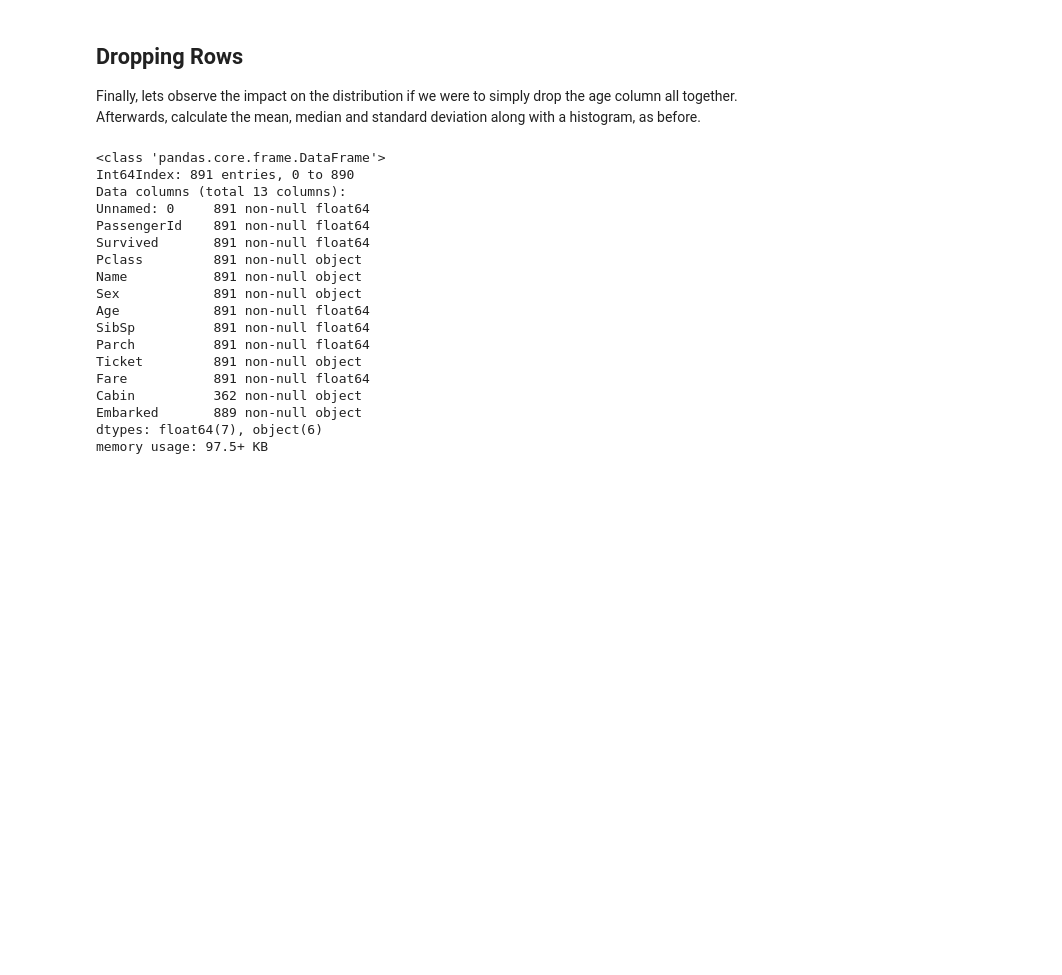
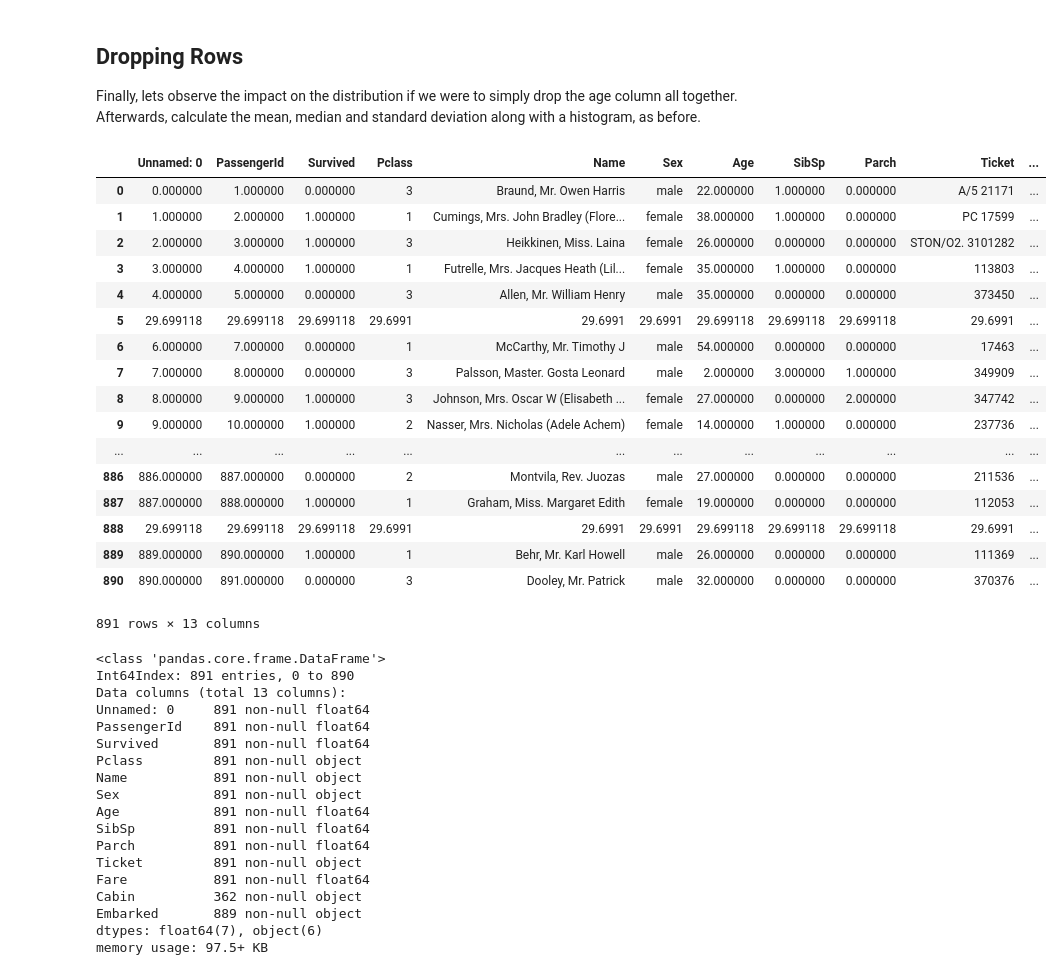
Before and after one commit to Pietrassyk/dsc-more-on-missing-data-lab-nyc-ds-career-042219, a Jupyter notebook: index.ipynb, the cells around one changed output. Saved outputs shown, nothing was run; the diff lists cells and outputs as text; code cells hidden in the pictures; blank space fills up the shorter version.

```diff
--- a/index.ipynb
+++ b/index.ipynb
@@ -134,7 +134,26 @@ Finally, lets observe the impact on the distribution if we were to simply drop t
 # %%
 #Your code here
 df3=df
-df3=df3.dropna(subset=['Age'])
+df3.dropna(subset=['Age'])
+# %% [output]
+|  | Unnamed: 0 | PassengerId | Survived | Pclass | Name | Sex | Age | SibSp | Parch | Ticket | ... |
+| 0 | 0.000000 | 1.000000 | 0.000000 | 3 | Braund, Mr. Owen Harris | male | 22.000000 | 1.000000 | 0.000000 | A/5 21171 | ... |
+| 1 | 1.000000 | 2.000000 | 1.000000 | 1 | Cumings, Mrs. John Bradley (Flore... | female | 38.000000 | 1.000000 | 0.000000 | PC 17599 | ... |
+| 2 | 2.000000 | 3.000000 | 1.000000 | 3 | Heikkinen, Miss. Laina | female | 26.000000 | 0.000000 | 0.000000 | STON/O2. 3101282 | ... |
+| 3 | 3.000000 | 4.000000 | 1.000000 | 1 | Futrelle, Mrs. Jacques Heath (Lil... | female | 35.000000 | 1.000000 | 0.000000 | 113803 | ... |
+| 4 | 4.000000 | 5.000000 | 0.000000 | 3 | Allen, Mr. William Henry | male | 35.000000 | 0.000000 | 0.000000 | 373450 | ... |
+| 5 | 29.699118 | 29.699118 | 29.699118 | 29.6991 | 29.6991 | 29.6991 | 29.699118 | 29.699118 | 29.699118 | 29.6991 | ... |
+| 6 | 6.000000 | 7.000000 | 0.000000 | 1 | McCarthy, Mr. Timothy J | male | 54.000000 | 0.000000 | 0.000000 | 17463 | ... |
+| 7 | 7.000000 | 8.000000 | 0.000000 | 3 | Palsson, Master. Gosta Leonard | male | 2.000000 | 3.000000 | 1.000000 | 349909 | ... |
+| 8 | 8.000000 | 9.000000 | 1.000000 | 3 | Johnson, Mrs. Oscar W (Elisabeth ... | female | 27.000000 | 0.000000 | 2.000000 | 347742 | ... |
+| 9 | 9.000000 | 10.000000 | 1.000000 | 2 | Nasser, Mrs. Nicholas (Adele Achem) | female | 14.000000 | 1.000000 | 0.000000 | 237736 | ... |
+| ... | ... | ... | ... | ... | ... | ... | ... | ... | ... | ... | ... |
+| 886 | 886.000000 | 887.000000 | 0.000000 | 2 | Montvila, Rev. Juozas | male | 27.000000 | 0.000000 | 0.000000 | 211536 | ... |
+| 887 | 887.000000 | 888.000000 | 1.000000 | 1 | Graham, Miss. Margaret Edith | female | 19.000000 | 0.000000 | 0.000000 | 112053 | ... |
+| 888 | 29.699118 | 29.699118 | 29.699118 | 29.6991 | 29.6991 | 29.6991 | 29.699118 | 29.699118 | 29.699118 | 29.6991 | ... |
+| 889 | 889.000000 | 890.000000 | 1.000000 | 1 | Behr, Mr. Karl Howell | male | 26.000000 | 0.000000 | 0.000000 | 111369 | ... |
+| 890 | 890.000000 | 891.000000 | 0.000000 | 3 | Dooley, Mr. Patrick | male | 32.000000 | 0.000000 | 0.000000 | 370376 | ... |
+891 rows × 13 columns
 # %%
 df3.info()
 # %% [output]
```
